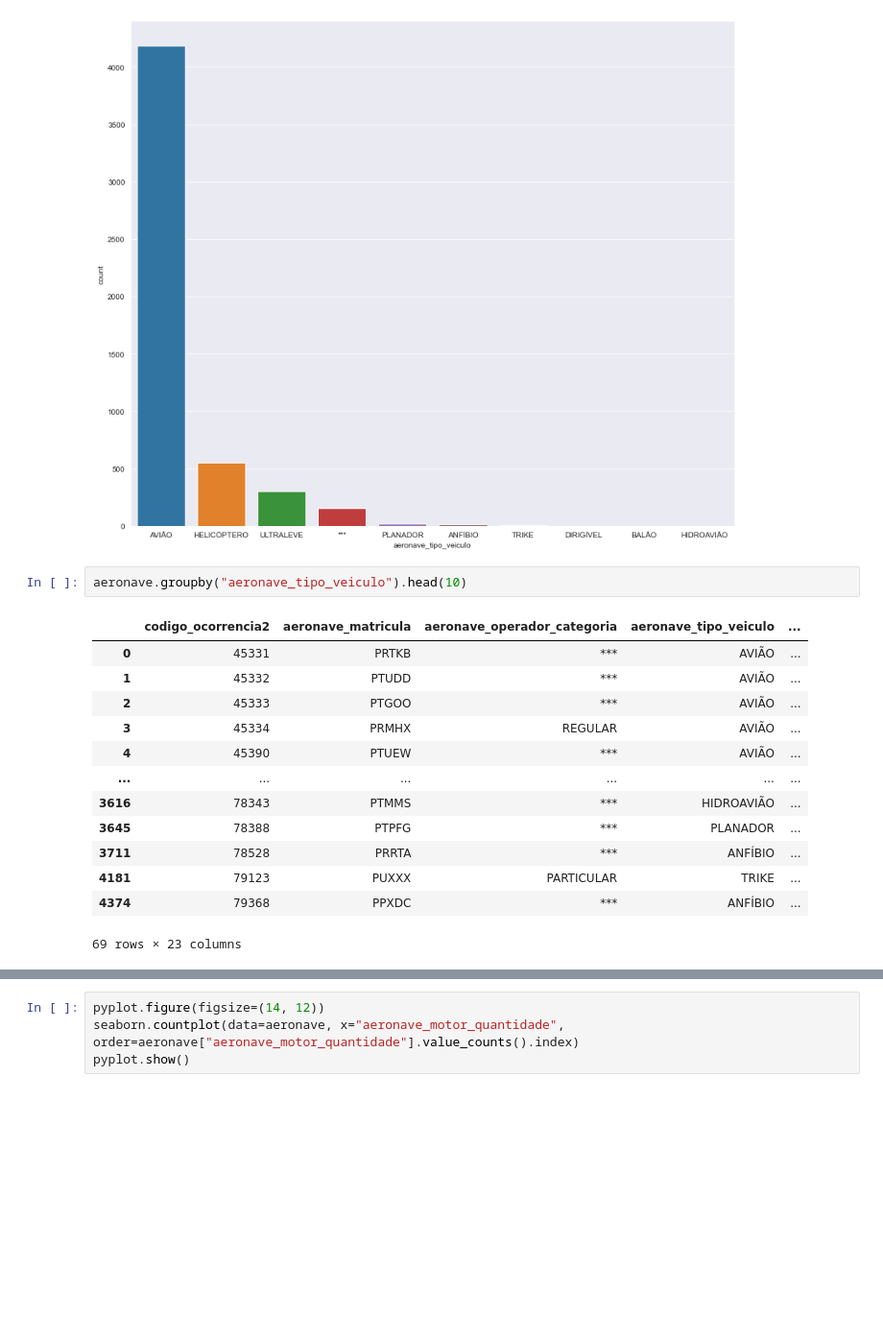
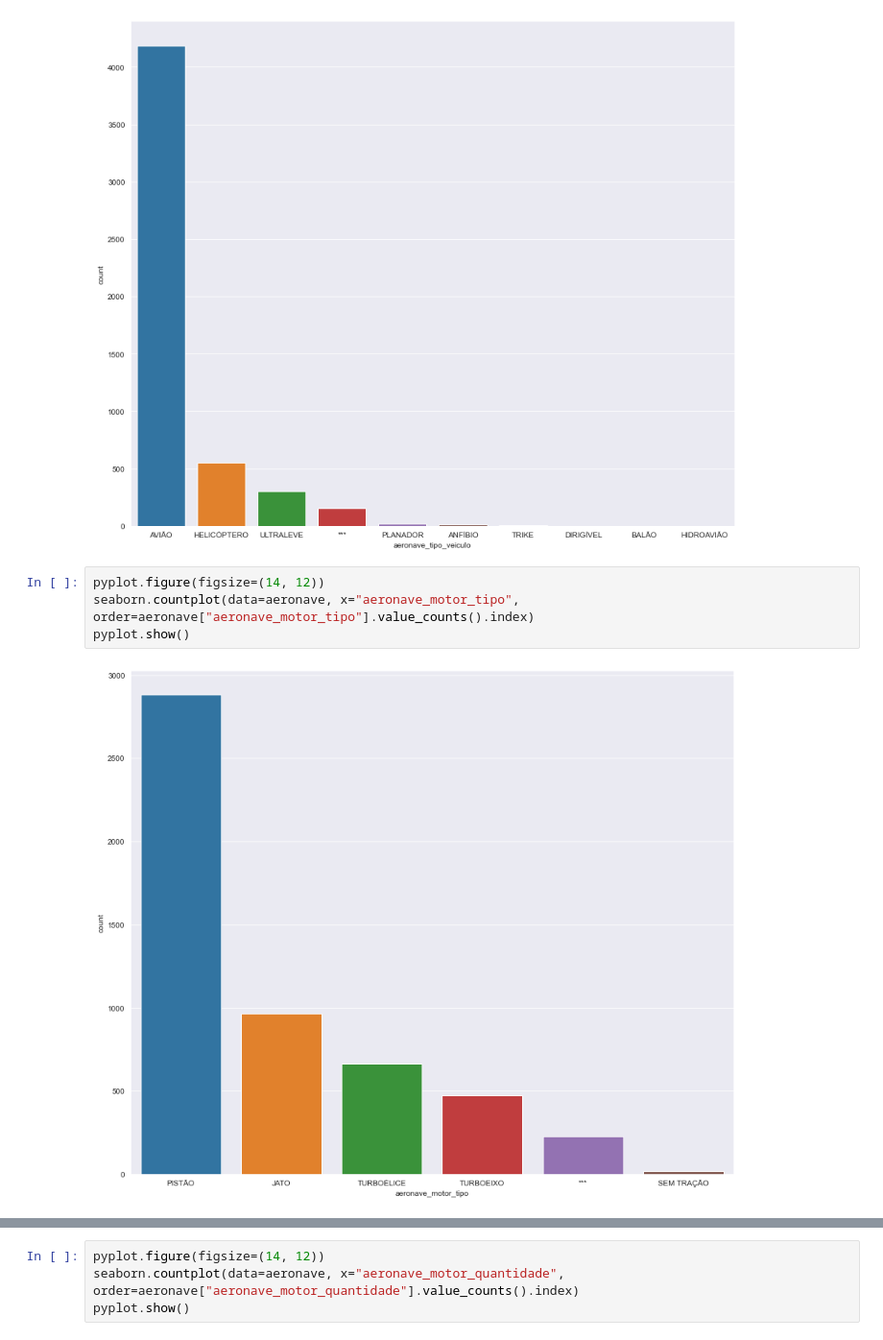
Before and after one commit to otavio-silva/A3Data---Teste-Pr-tico-Cientista-de-Dados-, a Jupyter notebook: notebook.ipynb, the cells around one changed output, grey strips where cells are left out. Shown at 96% size. Cells and saved outputs as stored; diff of their text form; blank space fills up the shorter version.

```diff
--- a/notebook.ipynb
+++ b/notebook.ipynb
@@ -39,19 +39,9 @@ seaborn.countplot(data=aeronave, x="aeronave_tipo_veiculo", order=aeronave["aero
 pyplot.show()
 # %% [output]
 [figure]
-# %%
-aeronave.groupby("aeronave_tipo_veiculo").head(10)
-# %% [output]
-|  | codigo_ocorrencia2 | aeronave_matricula | aeronave_operador_categoria | aeronave_tipo_veiculo | ... |
-| 0 | 45331 | PRTKB | *** | AVIÃO | ... |
-| 1 | 45332 | PTUDD | *** | AVIÃO | ... |
-| 2 | 45333 | PTGOO | *** | AVIÃO | ... |
-| 3 | 45334 | PRMHX | REGULAR | AVIÃO | ... |
-| 4 | 45390 | PTUEW | *** | AVIÃO | ... |
-| ... | ... | ... | ... | ... | ... |
-| 3616 | 78343 | PTMMS | *** | HIDROAVIÃO | ... |
-| 3645 | 78388 | PTPFG | *** | PLANADOR | ... |
-| 3711 | 78528 | PRRTA | *** | ANFÍBIO | ... |
-| 4181 | 79123 | PUXXX | PARTICULAR | TRIKE | ... |
-| 4374 | 79368 | PPXDC | *** | ANFÍBIO | ... |
-69 rows × 23 columns
+# %%
+pyplot.figure(figsize=(14, 12))
+seaborn.countplot(data=aeronave, x="aeronave_motor_tipo", order=aeronave["aeronave_motor_tipo"].value_counts().index)
+pyplot.show()
+# %% [output]
+[figure, added]
```
Also changed, not shown: parts of 9 cells of this notebook.
